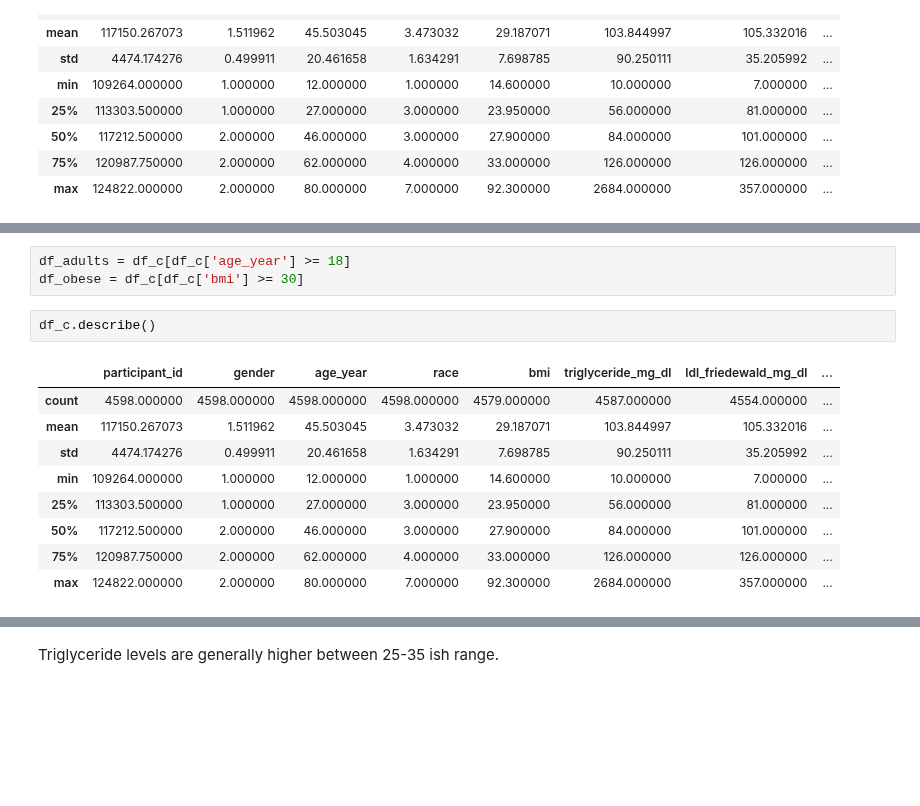
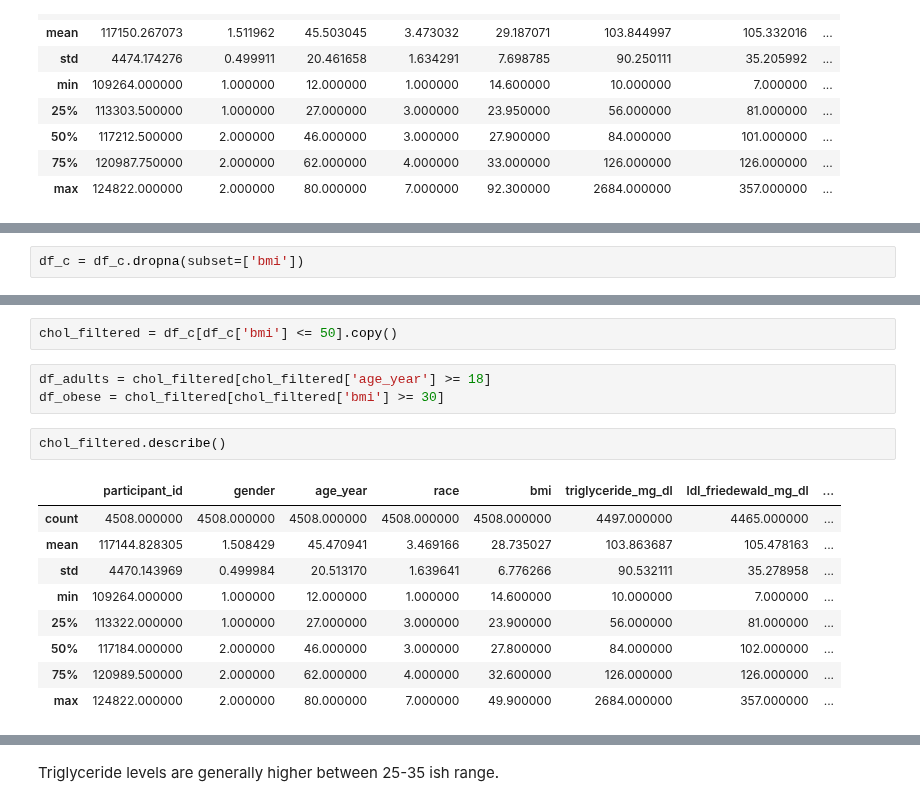
Before and after one commit to eudorach/portfolio_ds_projects, a Jupyter notebook: NHANES_analysis/7_blood_data_analysis.ipynb, the cells around one changed output, grey strips where cells are left out. Saved outputs shown, nothing was run; the diff lists cells and outputs as text; blank space fills up the shorter version.

```diff
--- a/NHANES_analysis/7_blood_data_analysis.ipynb
+++ b/NHANES_analysis/7_blood_data_analysis.ipynb
@@ -148,0 +164,2 @@ df_c.describe(include='all')
+# %%
+df_c = df_c.dropna(subset=['bmi'])
@@ -149,15 +202,17 @@ df_c.describe(include='all')
+# %%
+chol_filtered = df_c[df_c['bmi'] <= 50].copy()
 # %%
-df_adults = df_c[df_c['age_year'] >= 18]
-df_obese = df_c[df_c['bmi'] >= 30]
+df_adults = chol_filtered[chol_filtered['age_year'] >= 18]
+df_obese = chol_filtered[chol_filtered['bmi'] >= 30]
 # %%
-df_c.describe()
+chol_filtered.describe()
 # %% [output]
 |  | participant_id | gender | age_year | race | bmi | triglyceride_mg_dl | ldl_friedewald_mg_dl | ... |
-| count | 4598.000000 | 4598.000000 | 4598.000000 | 4598.000000 | 4579.000000 | 4587.000000 | 4554.000000 | ... |
-| mean | 117150.267073 | 1.511962 | 45.503045 | 3.473032 | 29.187071 | 103.844997 | 105.332016 | ... |
-| std | 4474.174276 | 0.499911 | 20.461658 | 1.634291 | 7.698785 | 90.250111 | 35.205992 | ... |
+| count | 4508.000000 | 4508.000000 | 4508.000000 | 4508.000000 | 4508.000000 | 4497.000000 | 4465.000000 | ... |
+| mean | 117144.828305 | 1.508429 | 45.470941 | 3.469166 | 28.735027 | 103.863687 | 105.478163 | ... |
+| std | 4470.143969 | 0.499984 | 20.513170 | 1.639641 | 6.776266 | 90.532111 | 35.278958 | ... |
 | min | 109264.000000 | 1.000000 | 12.000000 | 1.000000 | 14.600000 | 10.000000 | 7.000000 | ... |
-| 25% | 113303.500000 | 1.000000 | 27.000000 | 3.000000 | 23.950000 | 56.000000 | 81.000000 | ... |
-| 50% | 117212.500000 | 2.000000 | 46.000000 | 3.000000 | 27.900000 | 84.000000 | 101.000000 | ... |
-| 75% | 120987.750000 | 2.000000 | 62.000000 | 4.000000 | 33.000000 | 126.000000 | 126.000000 | ... |
-| max | 124822.000000 | 2.000000 | 80.000000 | 7.000000 | 92.300000 | 2684.000000 | 357.000000 | ... |
+| 25% | 113322.000000 | 1.000000 | 27.000000 | 3.000000 | 23.900000 | 56.000000 | 81.000000 | ... |
+| 50% | 117184.000000 | 2.000000 | 46.000000 | 3.000000 | 27.800000 | 84.000000 | 102.000000 | ... |
+| 75% | 120989.500000 | 2.000000 | 62.000000 | 4.000000 | 32.600000 | 126.000000 | 126.000000 | ... |
+| max | 124822.000000 | 2.000000 | 80.000000 | 7.000000 | 49.900000 | 2684.000000 | 357.000000 | ... |
```
Also changed, not shown: parts of 17 cells of this notebook.
